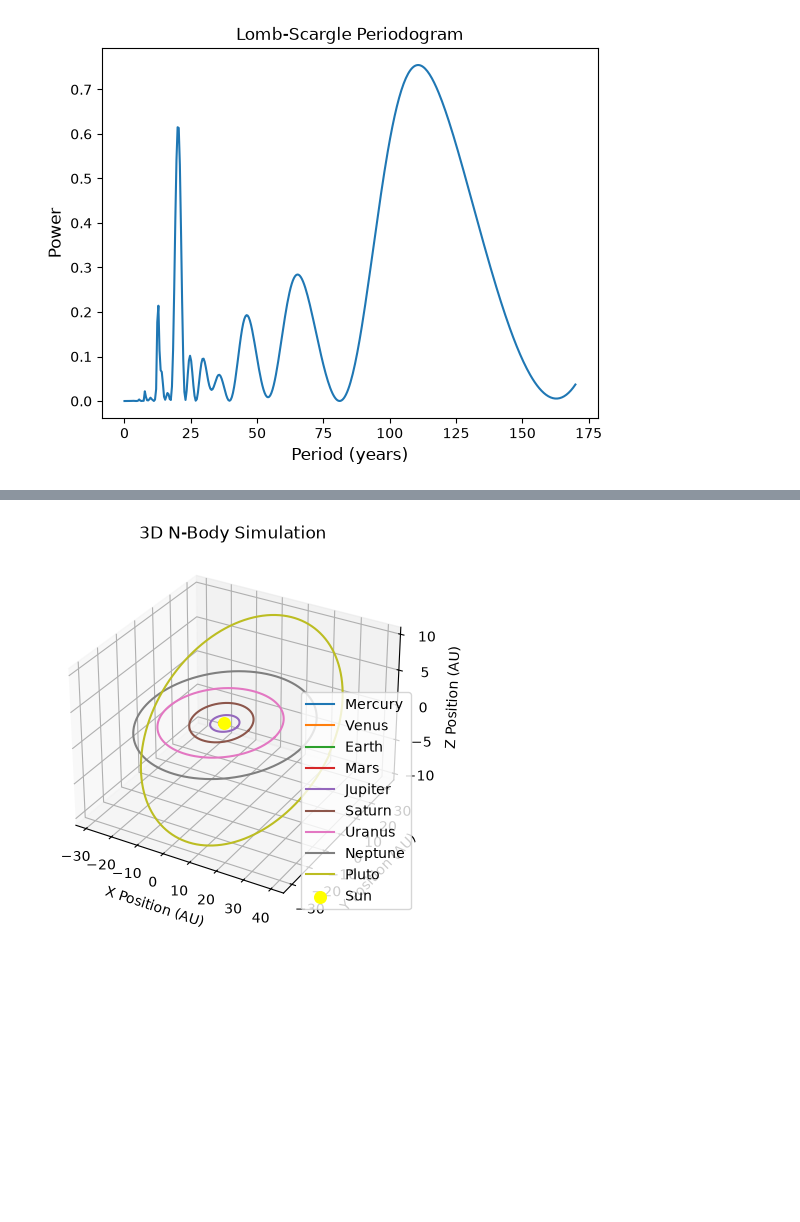
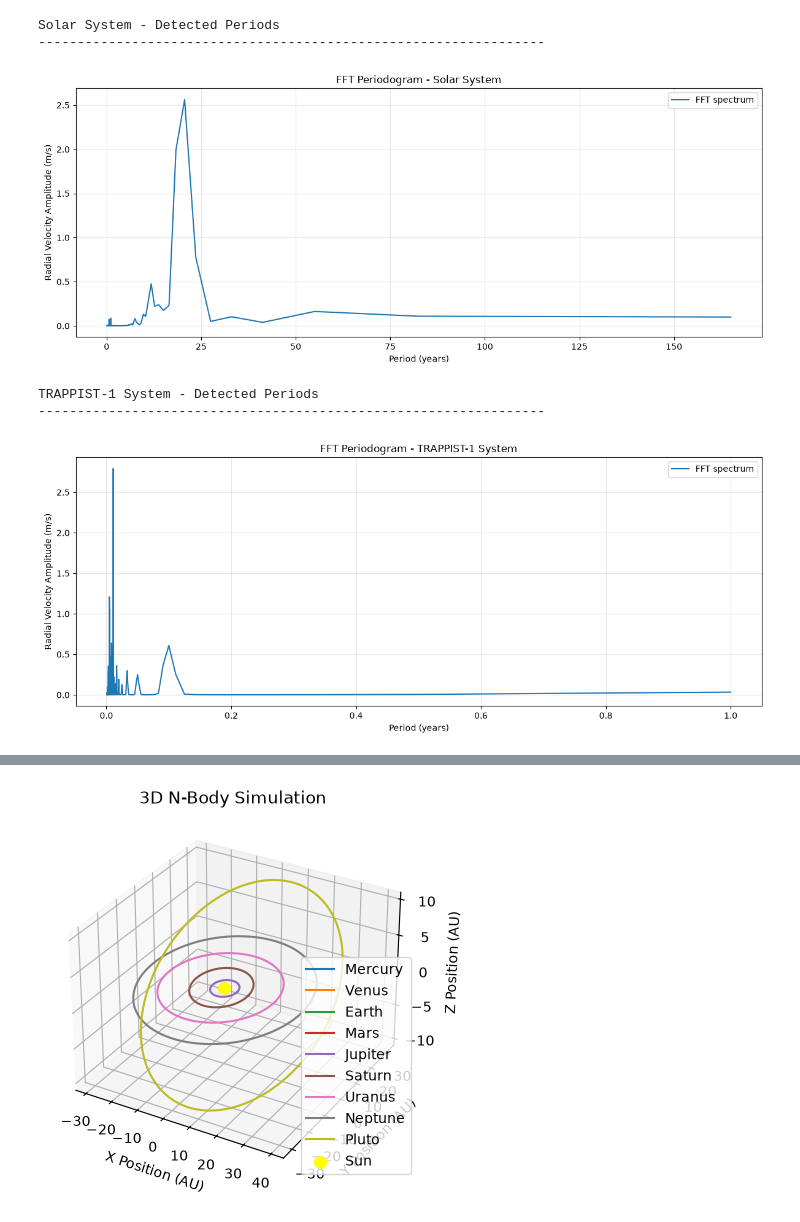
Before and after one commit to upendra637/nBosim, a Jupyter notebook: jupyter.ipynb, the cells around one changed output, grey strips where cells are left out. Drawn from its saved outputs; the diff is of its cells as text; code cells hidden in the pictures; blank space fills up the shorter version.

```diff
--- a/jupyter.ipynb
+++ b/jupyter.ipynb
@@ -24,17 +6,10 @@ plt.show()
-# %%
-period = np.linspace(0.001, 170, 400)  # Period range in days
-# # Compute the Lomb-Scargle periodogram
-angular_frequencies = 2 * np.pi / period
-power = lombscargle(time, separation, angular_frequencies)  # Compute the Lomb-Scargle periodogram
-
-
-# Plot the Lomb-Scargle periodogram
-plt.figure()
-plt.plot(period, power)
-plt.xlabel('Period (years)',fontsize=12)
-plt.ylabel('Power',fontsize=12)
-plt.title('Lomb-Scargle Periodogram',fontsize=12)
-plt.tick_params(axis='both', which='major', labelsize=10)
-plt.show()
-# %% [output]
-[figure, removed]
+# %%
+# Read the data from CSV files
+
+data_trappist = pd.read_csv('Data/trappist_rv.csv')
+time_t = data_trappist['Time_years']
+velocity_t = data_trappist['TRAPPIST-1_COM_relative_velocity_m_s']
+
+data_sun = pd.read_csv('Data/sun_rv.csv')
+time_s = data_sun['Time_years']
+velocity_s = data_sun['Sun_COM_relative_velocity_m_s']
@@ -40,0 +191,37 @@ plt.show()
+# %%
+
+# ==========================================
+# 1. SOLAR SYSTEM
+# ==========================================
+
+periods_sun, amplitudes_sun, frequencies_sun = get_periods(
+    time=time_s,
+    radial_velocity=velocity_s,
+    min_period=0.1,
+    max_period=None,
+    prominence=0.001,
+    plot=True,
+    system_name="Solar System"
+)
+
+
+# ==========================================
+# 2. TRAPPIST-1 SYSTEM
+# ==========================================
+
+periods_trappist, amplitudes_trappist, frequencies_trappist = get_periods(
+    time=time_t,
+    radial_velocity=velocity_t,
+    min_period=0.001,
+    max_period=None,
+    prominence=0.001,
+    plot=True,
+    system_name="TRAPPIST-1 System"
+)
+# %% [output]
+Solar System - Detected Periods
+-----------------------------------------------------------------
+[figure, added]
+TRAPPIST-1 System - Detected Periods
+-----------------------------------------------------------------
+[figure, added]
```
Also changed, not shown: parts of 8 cells of this notebook.
